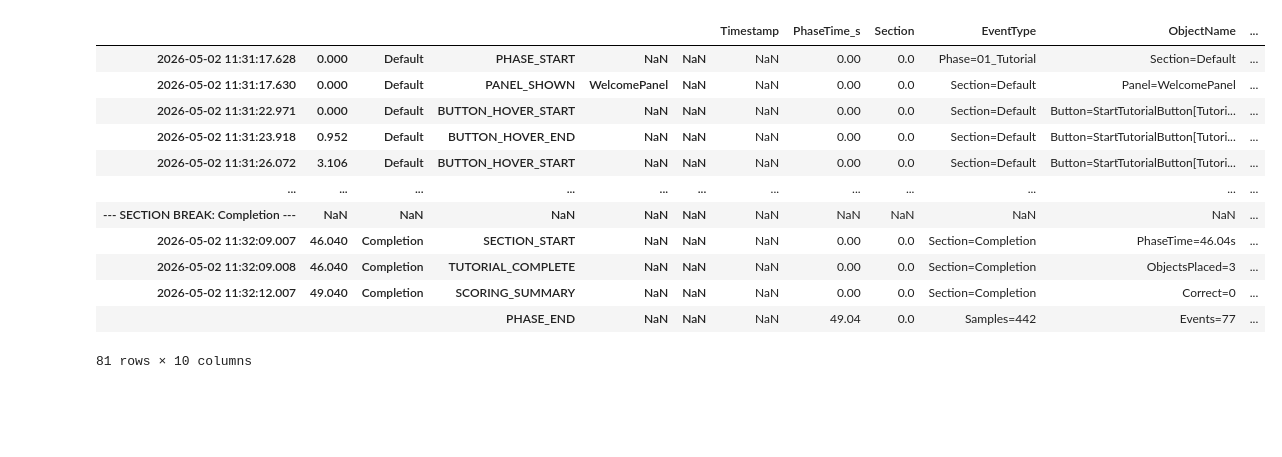
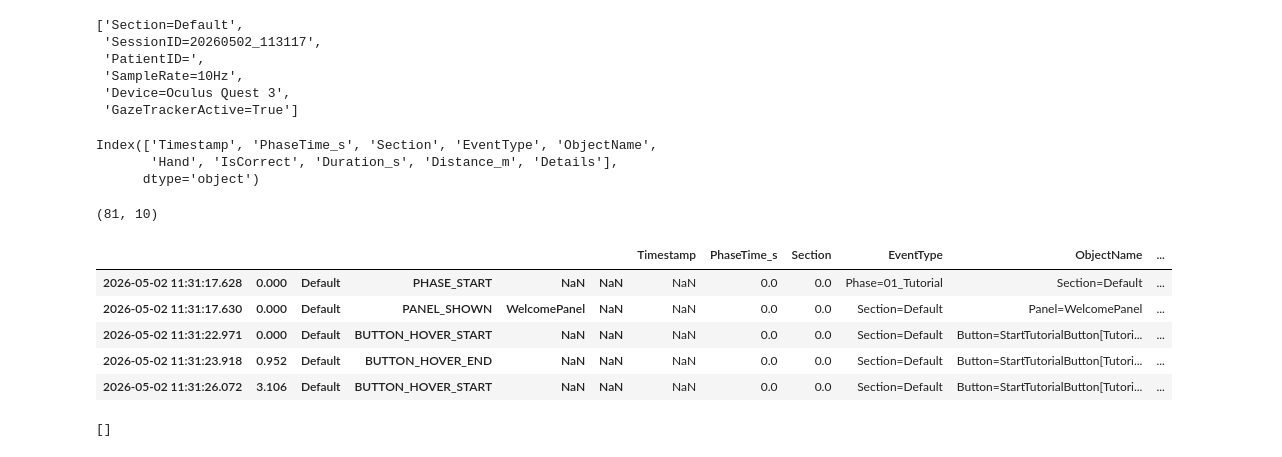
Before and after one commit to sana-mirahsani/detection_AD_with_VR_data, a Jupyter notebook: src/notebooks/creating_summary.ipynb, the cells around one changed output. Drawn from its saved outputs; the diff is of its cells as text; code cells hidden in the pictures; blank space fills up the shorter version.

Commit message:
cleaning data by seperator

```diff
--- a/src/notebooks/creating_summary.ipynb
+++ b/src/notebooks/creating_summary.ipynb
@@ -3,3 +8,3 @@ import pandas as pd
 # %%
-tutorial_summary_events     = pd.read_csv('../../data/PatientsData/p001_20260502_113117/20260502_113117_01_Tutorial_events.csv')
-tutorial_summary_trajectory = pd.read_csv('../../data/PatientsData/p001_20260502_113117/20260502_113117_01_Tutorial_trajectory.csv')
+tutorial_events     = pd.read_csv('../../data/PatientsData/p001_20260502_113117/20260502_113117_01_Tutorial_events.csv', sep=",", on_bad_lines="skip")
+tutorial_trajectory = pd.read_csv('../../data/PatientsData/p001_20260502_113117/20260502_113117_01_Tutorial_trajectory.csv', sep=",", on_bad_lines="skip")
@@ -6,16 +114,28 @@ tutorial_summary_trajectory = pd.read_csv('../../data/PatientsData/p001_20260502
+# %%
+x[10]
+# %% [output]
+['Section=Default',
+ 'SessionID=20260502_113117',
+ 'PatientID=',
+ 'SampleRate=10Hz',
+ 'Device=Oculus Quest 3',
+ 'GazeTrackerActive=True']
+# %%
+tutorial_events.columns
+# %% [output]
+Index(['Timestamp', 'PhaseTime_s', 'Section', 'EventType', 'ObjectName',
+       'Hand', 'IsCorrect', 'Duration_s', 'Distance_m', 'Details'],
+      dtype='object')
+# %%
+tutorial_events.shape
+# %% [output]
+(81, 10)
 # %%
-tutorial_summary_events
+tutorial_events.head()
 # %% [output]
 |  |  |  |  |  |  | Timestamp | PhaseTime_s | Section | EventType | ObjectName | ... |
-| 2026-05-02 11:31:17.628 | 0.000 | Default | PHASE_START | NaN | NaN | NaN | 0.00 | 0.0 | Phase=01_Tutorial | Section=Default | ... |
-| 2026-05-02 11:31:17.630 | 0.000 | Default | PANEL_SHOWN | WelcomePanel | NaN | NaN | 0.00 | 0.0 | Section=Default | Panel=WelcomePanel | ... |
-| 2026-05-02 11:31:22.971 | 0.000 | Default | BUTTON_HOVER_START | NaN | NaN | NaN | 0.00 | 0.0 | Section=Default | Button=StartTutorialButton[Tutori... | ... |
-| 2026-05-02 11:31:23.918 | 0.952 | Default | BUTTON_HOVER_END | NaN | NaN | NaN | 0.00 | 0.0 | Section=Default | Button=StartTutorialButton[Tutori... | ... |
-| 2026-05-02 11:31:26.072 | 3.106 | Default | BUTTON_HOVER_START | NaN | NaN | NaN | 0.00 | 0.0 | Section=Default | Button=StartTutorialButton[Tutori... | ... |
-| ... | ... | ... | ... | ... | ... | ... | ... | ... | ... | ... | ... |
-| --- SECTION BREAK: Completion --- | NaN | NaN | NaN | NaN | NaN | NaN | NaN | NaN | NaN | NaN | ... |
-| 2026-05-02 11:32:09.007 | 46.040 | Completion | SECTION_START | NaN | NaN | NaN | 0.00 | 0.0 | Section=Completion | PhaseTime=46.04s | ... |
-| 2026-05-02 11:32:09.008 | 46.040 | Completion | TUTORIAL_COMPLETE | NaN | NaN | NaN | 0.00 | 0.0 | Section=Completion | ObjectsPlaced=3 | ... |
-| 2026-05-02 11:32:12.007 | 49.040 | Completion | SCORING_SUMMARY | NaN | NaN | NaN | 0.00 | 0.0 | Section=Completion | Correct=0 | ... |
-|  |  |  | PHASE_END | NaN | NaN | NaN | 49.04 | 0.0 | Samples=442 | Events=77 | ... |
+| 2026-05-02 11:31:17.628 | 0.000 | Default | PHASE_START | NaN | NaN | NaN | 0.0 | 0.0 | Phase=01_Tutorial | Section=Default | ... |
+| 2026-05-02 11:31:17.630 | 0.000 | Default | PANEL_SHOWN | WelcomePanel | NaN | NaN | 0.0 | 0.0 | Section=Default | Panel=WelcomePanel | ... |
+| 2026-05-02 11:31:22.971 | 0.000 | Default | BUTTON_HOVER_START | NaN | NaN | NaN | 0.0 | 0.0 | Section=Default | Button=StartTutorialButton[Tutori... | ... |
+| 2026-05-02 11:31:23.918 | 0.952 | Default | BUTTON_HOVER_END | NaN | NaN | NaN | 0.0 | 0.0 | Section=Default | Button=StartTutorialButton[Tutori... | ... |
+| 2026-05-02 11:31:26.072 | 3.106 | Default | BUTTON_HOVER_START | NaN | NaN | NaN | 0.0 | 0.0 | Section=Default | Button=StartTutorialButton[Tutori... | ... |
-81 rows × 10 columns
@@ -21,0 +144,4 @@ tutorial_summary_events
+# %%
+separator_indices
+# %% [output]
+[]
```
Also changed, not shown: parts of 17 cells of this notebook.
